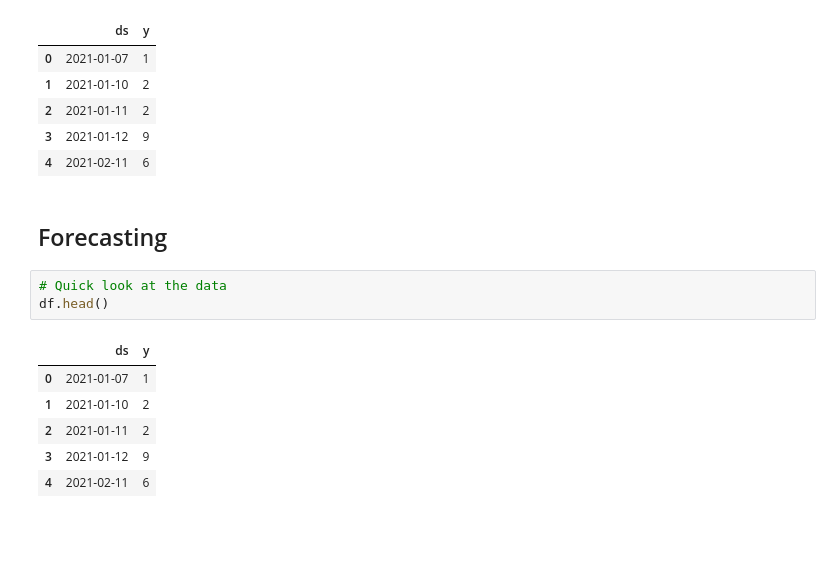
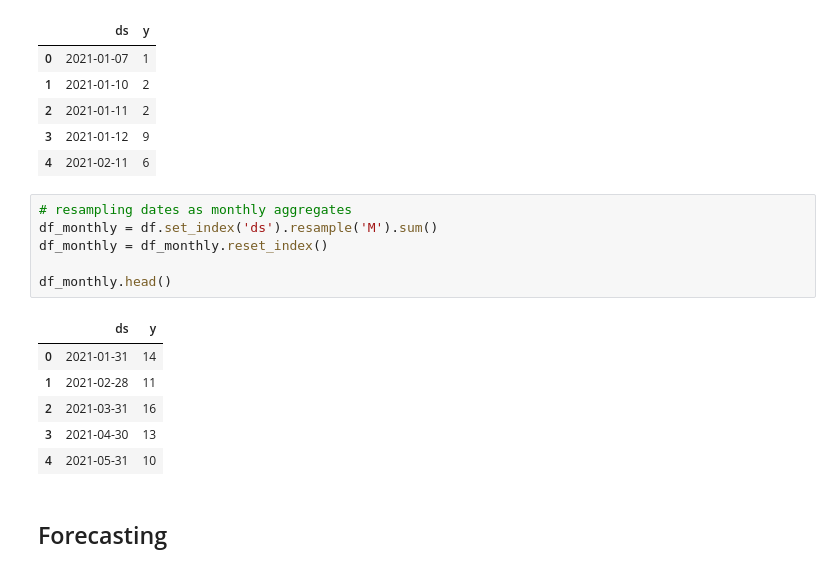
Before and after one commit to Louis-Bad/DACourse_prophet_forecast, a Jupyter notebook: forecasting.ipynb, the cells around one changed output. Cells and saved outputs as stored; diff of their text form; blank space fills up the shorter version.

```diff
--- a/forecasting.ipynb
+++ b/forecasting.ipynb
@@ -1186,18 +1186,21 @@ df.head()
 | 2 | 2021-01-11 | 2 |
 | 3 | 2021-01-12 | 9 |
 | 4 | 2021-02-11 | 6 |
+# %%
+# resampling dates as monthly aggregates
+df_monthly = df.set_index('ds').resample('M').sum()
+df_monthly = df_monthly.reset_index()
+
+df_monthly.head()
+# %% [output]
+|  | ds | y |
+| 0 | 2021-01-31 | 14 |
+| 1 | 2021-02-28 | 11 |
+| 2 | 2021-03-31 | 16 |
+| 3 | 2021-04-30 | 13 |
+| 4 | 2021-05-31 | 10 |
 # %% [markdown]
 ## Forecasting
-# %%
-# Quick look at the data
-df.head()
-# %% [output]
-|  | ds | y |
-| 0 | 2021-01-07 | 1 |
-| 1 | 2021-01-10 | 2 |
-| 2 | 2021-01-11 | 2 |
-| 3 | 2021-01-12 | 9 |
-| 4 | 2021-02-11 | 6 |
 # %%
 # Train the model
 m = Prophet(interval_width=0.95)
```
Also changed, not shown: parts of 7 cells of this notebook.
